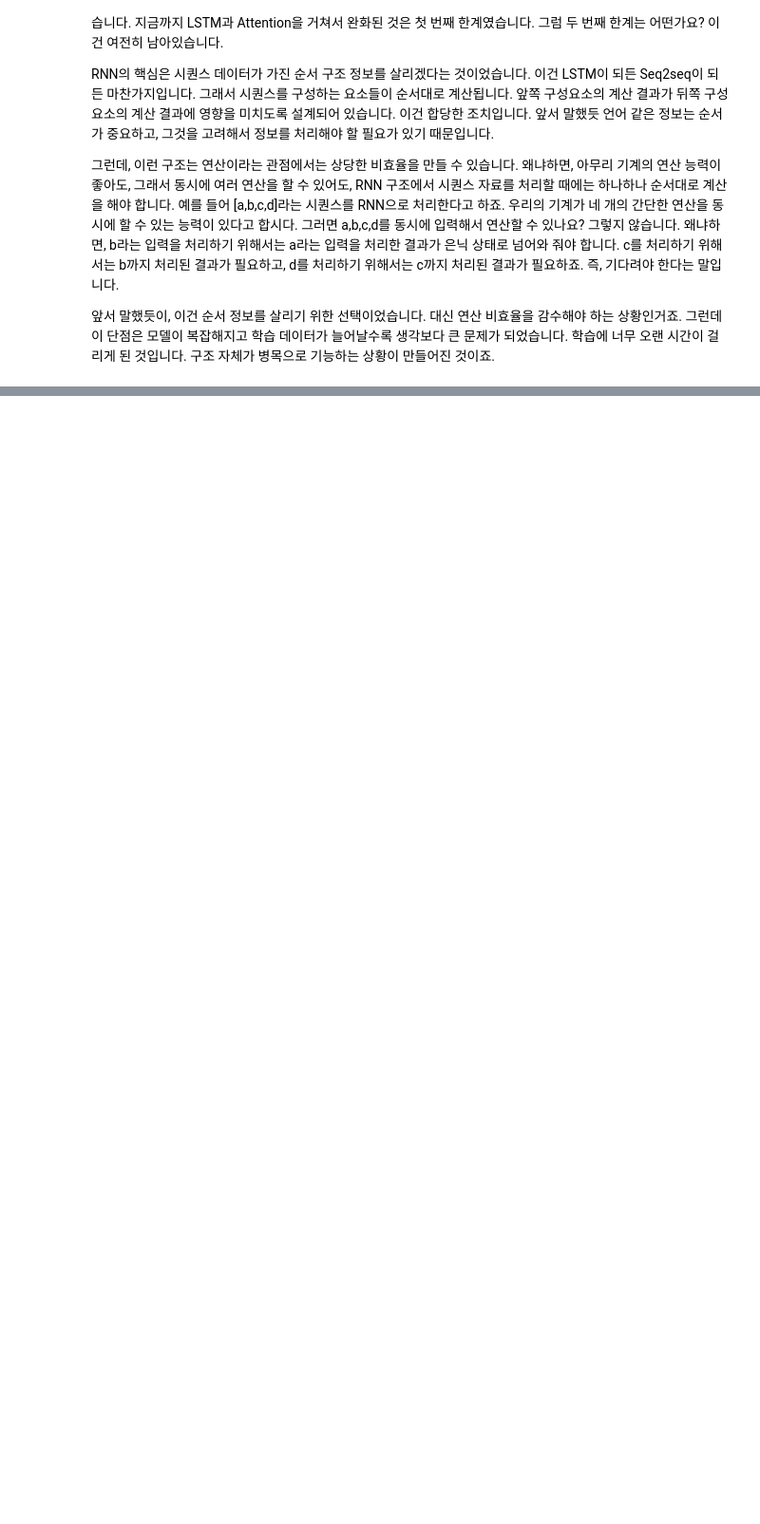
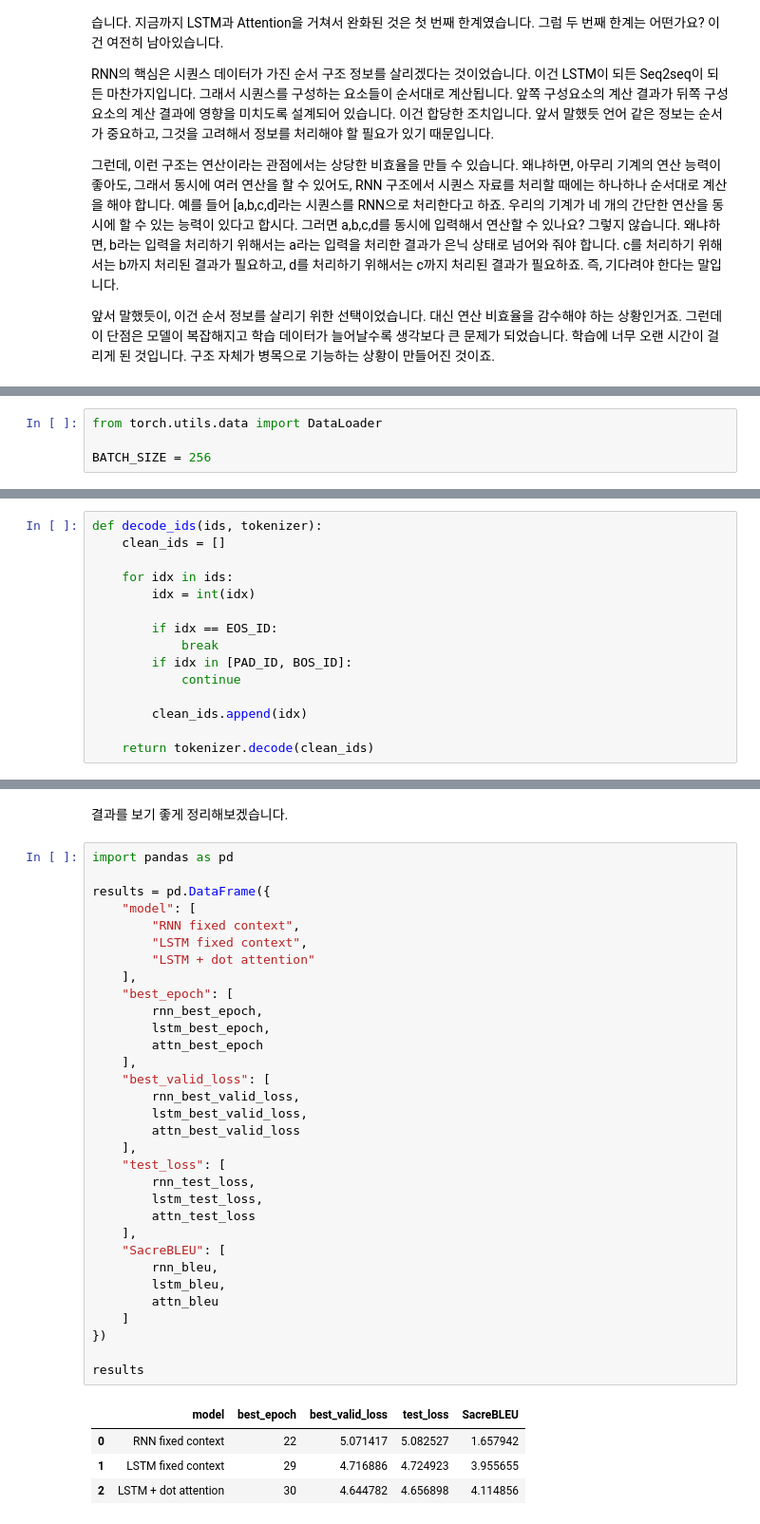
Before and after one commit to devwonkwang/mind-structure-nlp, a Jupyter notebook: Chapter_12_RNN.ipynb, the cells around one changed output, grey strips where cells are left out. Shown at 95% size. Saved outputs shown, nothing was run; the diff lists cells and outputs as text; blank space fills up the shorter version.

```diff
--- a/Chapter_12_RNN.ipynb
+++ b/Chapter_12_RNN.ipynb
@@ -510,0 +862,4 @@ RNN이 연산에서 순서 구조를 유지한 까닭은, 시퀀스를 이루는
+# %%
+from torch.utils.data import DataLoader
+
+BATCH_SIZE = 256
@@ -510,0 +1282,15 @@ RNN이 연산에서 순서 구조를 유지한 까닭은, 시퀀스를 이루는
+# %%
+def decode_ids(ids, tokenizer):
+    clean_ids = []
+
+    for idx in ids:
+        idx = int(idx)
+
+        if idx == EOS_ID:
+            break
+        if idx in [PAD_ID, BOS_ID]:
+            continue
+
+        clean_ids.append(idx)
+
+    return tokenizer.decode(clean_ids)
@@ -510,0 +2188,39 @@ RNN이 연산에서 순서 구조를 유지한 까닭은, 시퀀스를 이루는
+# %% [markdown]
+결과를 보기 좋게 정리해보겠습니다.
+# %%
+import pandas as pd
+
+results = pd.DataFrame({
+    "model": [
+        "RNN fixed context",
+        "LSTM fixed context",
+        "LSTM + dot attention"
+    ],
+    "best_epoch": [
+        rnn_best_epoch,
+        lstm_best_epoch,
+        attn_best_epoch
+    ],
+    "best_valid_loss": [
+        rnn_best_valid_loss,
+        lstm_best_valid_loss,
+        attn_best_valid_loss
+    ],
+    "test_loss": [
+        rnn_test_loss,
+        lstm_test_loss,
+        attn_test_loss
+    ],
+    "SacreBLEU": [
+        rnn_bleu,
+        lstm_bleu,
+        attn_bleu
+    ]
+})
+
+results
+# %% [output]
+|  | model | best_epoch | best_valid_loss | test_loss | SacreBLEU |
+| 0 | RNN fixed context | 22 | 5.071417 | 5.082527 | 1.657942 |
+| 1 | LSTM fixed context | 29 | 4.716886 | 4.724923 | 3.955655 |
+| 2 | LSTM + dot attention | 30 | 4.644782 | 4.656898 | 4.114856 |
```
Also changed, not shown: parts of 110 cells of this notebook, 3 other files.
